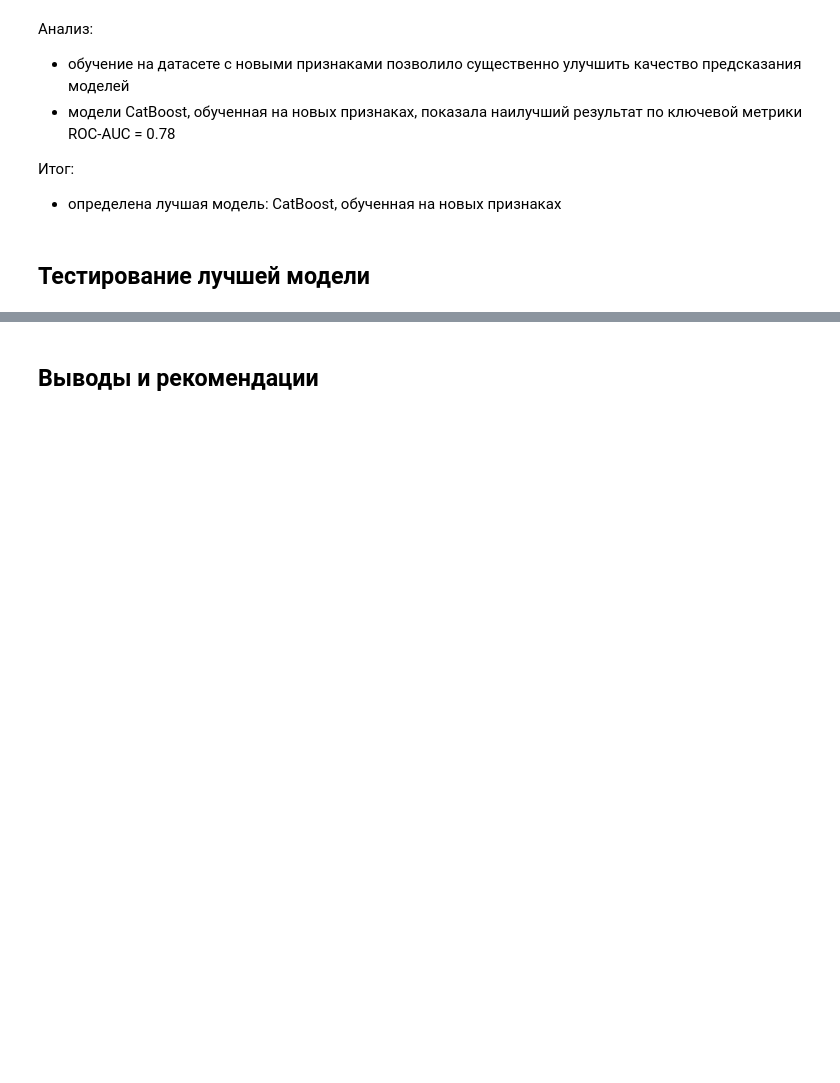
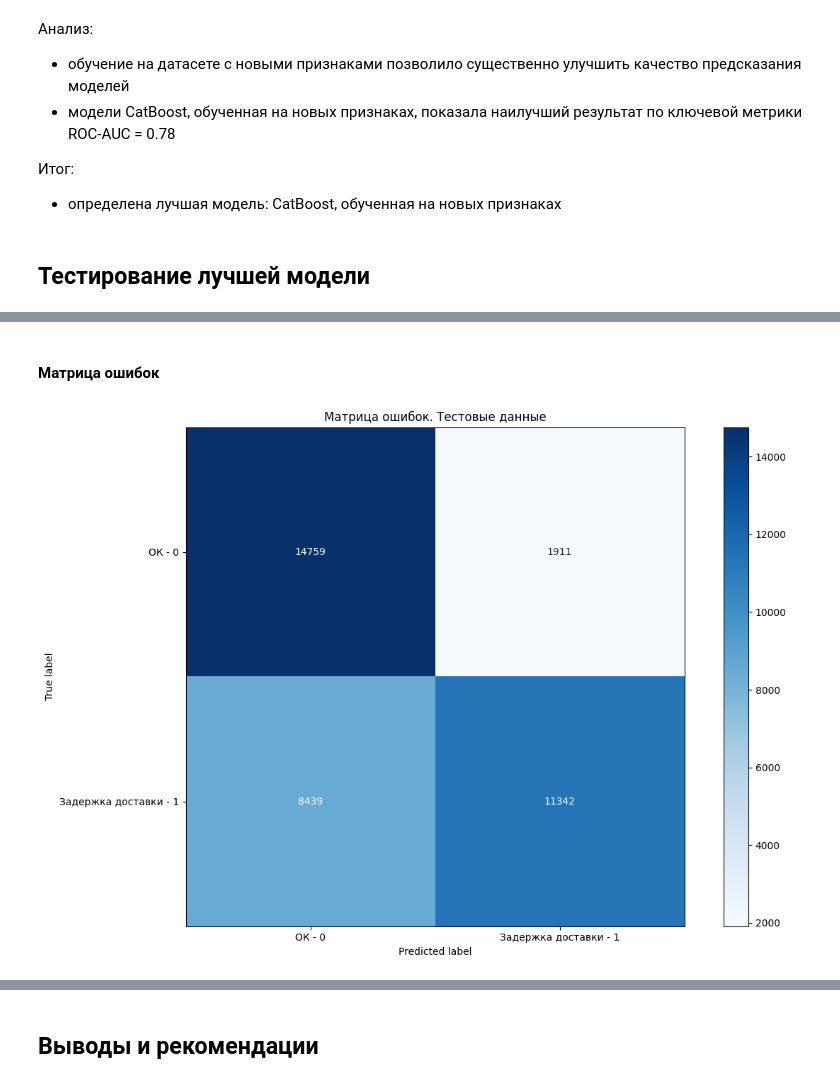
Before and after one commit to Plakhotniuk/practicum_ds, a Jupyter notebook: ml/unsupervised_learning/project/order_cancellation_risk.ipynb, the cells around one changed output, grey strips where cells are left out. Saved outputs shown, nothing was run; the diff lists cells and outputs as text; code cells hidden in the pictures; blank space fills up the shorter version.

```diff
--- a/ml/unsupervised_learning/project/order_cancellation_risk.ipynb
+++ b/ml/unsupervised_learning/project/order_cancellation_risk.ipynb
@@ -1411,0 +1401,3 @@ plot_auc_roc_curve(
+# %%
+y_proba_test_cbr_model_mod = cbc_model_mod_feat.predict_proba(X_test_mod)[:, 1]
+y_test_cbr_model_mod = cbc_model_mod_feat.predict(X_test_mod)
@@ -1411,0 +1415,16 @@ plot_auc_roc_curve(
+# %% [markdown]
+#### Матрица ошибок
+# %%
+def plot_confusion_matrices(y_true_test, y_pred_test, class_names=['ОК - 0', 'Задержка доставки - 1']):
+
+    cm_test = confusion_matrix(y_true_test, y_pred_test)
+    disp_test = ConfusionMatrixDisplay(confusion_matrix=cm_test, display_labels=class_names)
+    disp_test.plot(cmap='Blues', values_format='d')
+    plt.title('Матрица ошибок. Тестовые данные')
+
+    plt.tight_layout()
+    plt.show()
+# %%
+plot_confusion_matrices(y_true_test=y_test_mod, y_pred_test=y_test_cbr_model_mod)
+# %% [output]
+[figure, added]
```
Also changed, not shown: parts of 16 cells of this notebook.
